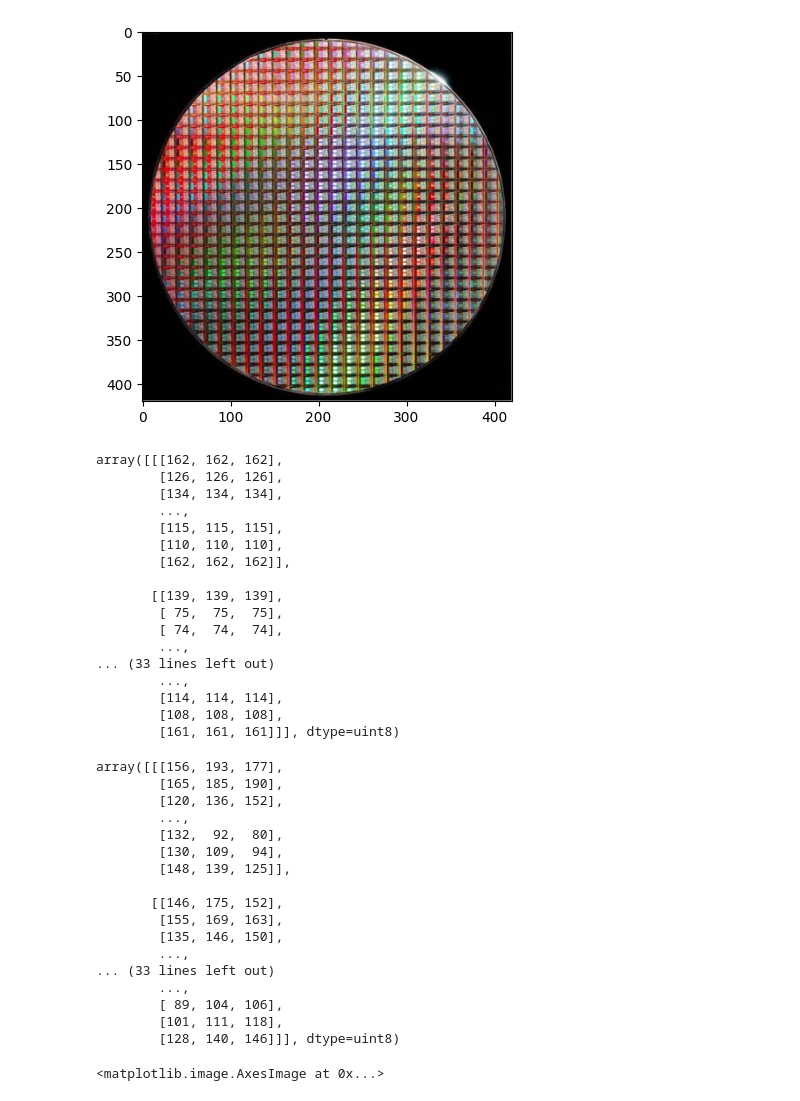
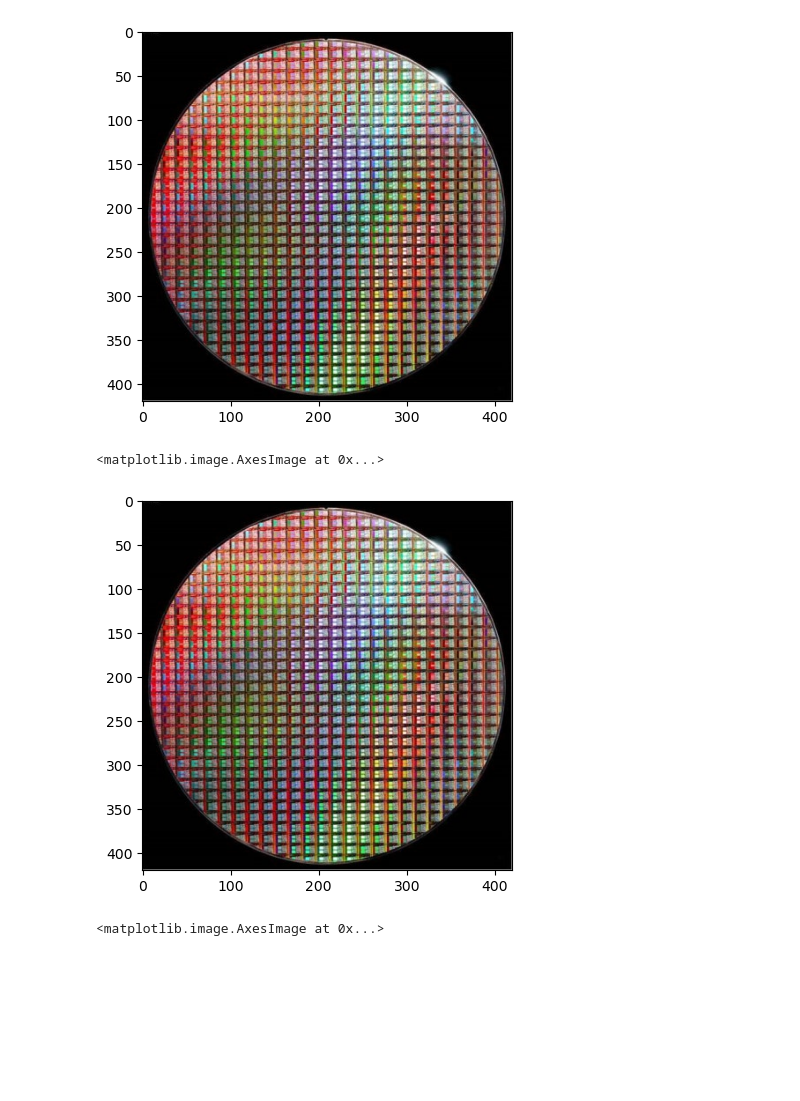
Before and after one commit to jongun12/AI-course, a Jupyter notebook: 강의_7기_AI응용_2차시_opencv_기하학적 변환/강의_7기_AI응용_2차시_01_opencv_기하학적 변화_20260125.ipynb, the cells around one changed output. Saved outputs shown, nothing was run; the diff lists cells and outputs as text; code cells hidden in the pictures; blank space fills up the shorter version.

```diff
--- a/강의_7기_AI응용_2차시_opencv_기하학적 변환/강의_7기_AI응용_2차시_01_opencv_기하학적 변화_20260125.ipynb
+++ b/강의_7기_AI응용_2차시_opencv_기하학적 변환/강의_7기_AI응용_2차시_01_opencv_기하학적 변화_20260125.ipynb
@@ -168,47 +168,11 @@ plt.imshow(image)
 [figure]
 # %%
 src = image.copy()
-# %%
-src[:,:]
-# %% [output]
-array([[[162, 162, 162],
-        [126, 126, 126],
-        [134, 134, 134],
-        ...,
-        [115, 115, 115],
-        [110, 110, 110],
-        [162, 162, 162]],
-
-       [[139, 139, 139],
-        [ 75,  75,  75],
-        [ 74,  74,  74],
-        ...,
-... (33 lines left out)
-        ...,
-        [114, 114, 114],
-        [108, 108, 108],
-        [161, 161, 161]]], dtype=uint8)
-# %%
-# 추출
-src[250:350, 250:350]
-# %% [output]
-array([[[156, 193, 177],
-        [165, 185, 190],
-        [120, 136, 152],
-        ...,
-        [132,  92,  80],
-        [130, 109,  94],
-        [148, 139, 125]],
-
-       [[146, 175, 152],
-        [155, 169, 163],
-        [135, 146, 150],
-        ...,
-... (33 lines left out)
-        ...,
-        [ 89, 104, 106],
-        [101, 111, 118],
-        [128, 140, 146]]], dtype=uint8)
+# %%
+plt.imshow(src[:,:])
+# %% [output]
+<matplotlib.image.AxesImage at 0x...>
+[figure, added]
 # %%
 dst = src[250:350, 250:350]
 plt.imshow(dst)
```
Also changed, not shown: parts of 16 cells of this notebook, 1 other file.
